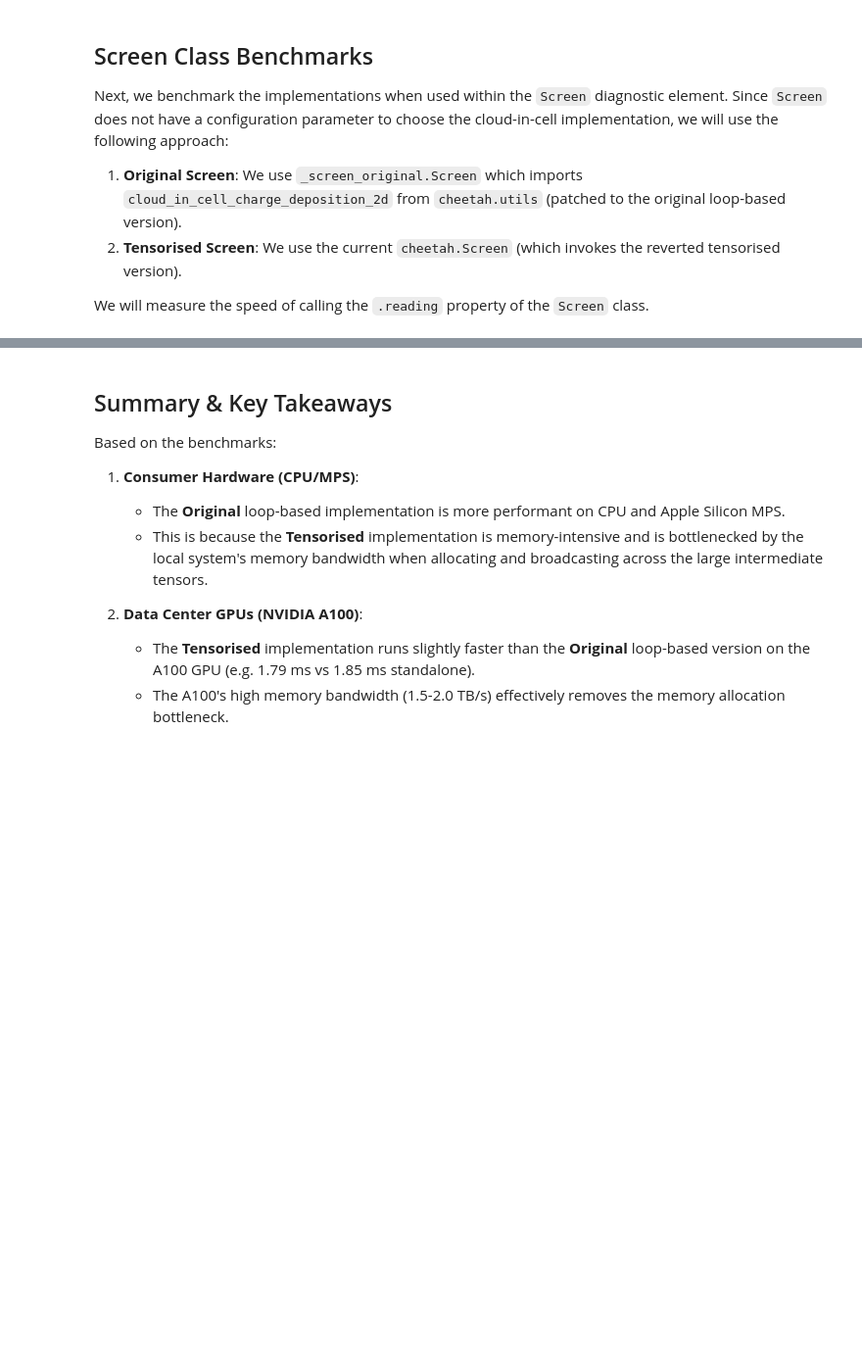
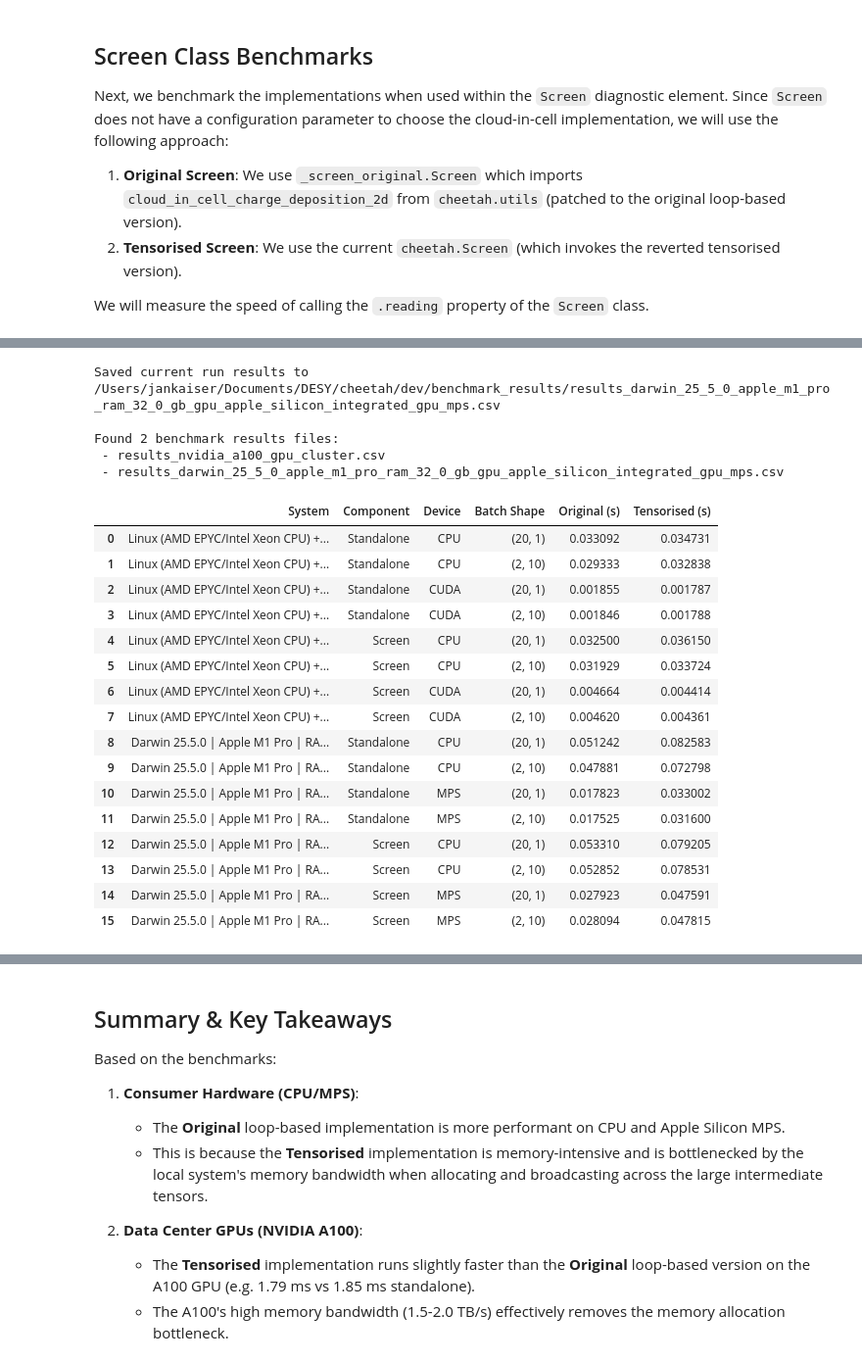
Before and after one commit to desy-ml/cheetah, a Jupyter notebook: dev/benchmark_cloud_in_cell.ipynb, the cells around one changed output, grey strips where cells are left out. Shown at 98% size. Saved outputs shown, nothing was run; the diff lists cells and outputs as text; code cells hidden in the pictures; blank space fills up the shorter version.

```diff
--- a/dev/benchmark_cloud_in_cell.ipynb
+++ b/dev/benchmark_cloud_in_cell.ipynb
@@ -317,0 +336,69 @@ plot_results(df_standalone, df_screen)
+# %%
+# Save current run results
+run_data = []
+
+# Standalone results
+for idx, row in df_standalone.iterrows():
+    run_data.append({
+        "System": system_label,
+        "Component": "Standalone",
+        "Device": row["Device"],
+        "Batch Shape": row["Batch Shape"],
+        "Original (s)": row["Original (s)"],
+        "Tensorised (s)": row["Tensorised (s)"]
+    })
+
+# Screen results
+for idx, row in df_screen.iterrows():
+    run_data.append({
+        "System": system_label,
+        "Component": "Screen",
+        "Device": row["Device"],
+        "Batch Shape": row["Batch Shape"],
+        "Original (s)": row["Original Screen (s)"],
+        "Tensorised (s)": row["Tensorised Screen (s)"]
+    })
+
+df_run = pd.DataFrame(run_data)
+
+# Generate system slug for filename
+system_slug = re.sub(r'[^a-z0-9]+', '_', system_label.lower()).strip('_')
+results_dir = os.path.join(repo_root, "dev", "benchmark_results")
+os.makedirs(results_dir, exist_ok=True)
+csv_filename = os.path.join(results_dir, f"results_{system_slug}.csv")
+df_run.to_csv(csv_filename, index=False)
+print(f"Saved current run results to {csv_filename}")
+
+# Read all results files
+all_files = glob.glob(os.path.join(results_dir, "results_*.csv"))
+print(f"\nFound {len(all_files)} benchmark results files:")
+all_dfs = []
+for file in all_files:
+    print(f" - {os.path.basename(file)}")
+    all_dfs.append(pd.read_csv(file))
+
+combined_df = pd.concat(all_dfs, ignore_index=True)
+combined_df
+# %% [output]
+Saved current run results to /Users/jankaiser/Documents/DESY/cheetah/dev/benchmark_results/results_darwin_25_5_0_apple_m1_pro_ram_32_0_gb_gpu_apple_silicon_integrated_gpu_mps.csv
+
+Found 2 benchmark results files:
+ - results_nvidia_a100_gpu_cluster.csv
+ - results_darwin_25_5_0_apple_m1_pro_ram_32_0_gb_gpu_apple_silicon_integrated_gpu_mps.csv
+|  | System | Component | Device | Batch Shape | Original (s) | Tensorised (s) |
+| 0 | Linux (AMD EPYC/Intel Xeon CPU) +... | Standalone | CPU | (20, 1) | 0.033092 | 0.034731 |
+| 1 | Linux (AMD EPYC/Intel Xeon CPU) +... | Standalone | CPU | (2, 10) | 0.029333 | 0.032838 |
+| 2 | Linux (AMD EPYC/Intel Xeon CPU) +... | Standalone | CUDA | (20, 1) | 0.001855 | 0.001787 |
+| 3 | Linux (AMD EPYC/Intel Xeon CPU) +... | Standalone | CUDA | (2, 10) | 0.001846 | 0.001788 |
+| 4 | Linux (AMD EPYC/Intel Xeon CPU) +... | Screen | CPU | (20, 1) | 0.032500 | 0.036150 |
+| 5 | Linux (AMD EPYC/Intel Xeon CPU) +... | Screen | CPU | (2, 10) | 0.031929 | 0.033724 |
+| 6 | Linux (AMD EPYC/Intel Xeon CPU) +... | Screen | CUDA | (20, 1) | 0.004664 | 0.004414 |
+| 7 | Linux (AMD EPYC/Intel Xeon CPU) +... | Screen | CUDA | (2, 10) | 0.004620 | 0.004361 |
+| 8 | Darwin 25.5.0 | Apple M1 Pro | RA... | Standalone | CPU | (20, 1) | 0.051242 | 0.082583 |
+| 9 | Darwin 25.5.0 | Apple M1 Pro | RA... | Standalone | CPU | (2, 10) | 0.047881 | 0.072798 |
+| 10 | Darwin 25.5.0 | Apple M1 Pro | RA... | Standalone | MPS | (20, 1) | 0.017823 | 0.033002 |
+| 11 | Darwin 25.5.0 | Apple M1 Pro | RA... | Standalone | MPS | (2, 10) | 0.017525 | 0.031600 |
+| 12 | Darwin 25.5.0 | Apple M1 Pro | RA... | Screen | CPU | (20, 1) | 0.053310 | 0.079205 |
+| 13 | Darwin 25.5.0 | Apple M1 Pro | RA... | Screen | CPU | (2, 10) | 0.052852 | 0.078531 |
+| 14 | Darwin 25.5.0 | Apple M1 Pro | RA... | Screen | MPS | (20, 1) | 0.027923 | 0.047591 |
+| 15 | Darwin 25.5.0 | Apple M1 Pro | RA... | Screen | MPS | (2, 10) | 0.028094 | 0.047815 |
```
Also changed, not shown: parts of 8 cells of this notebook, 2 other files.
